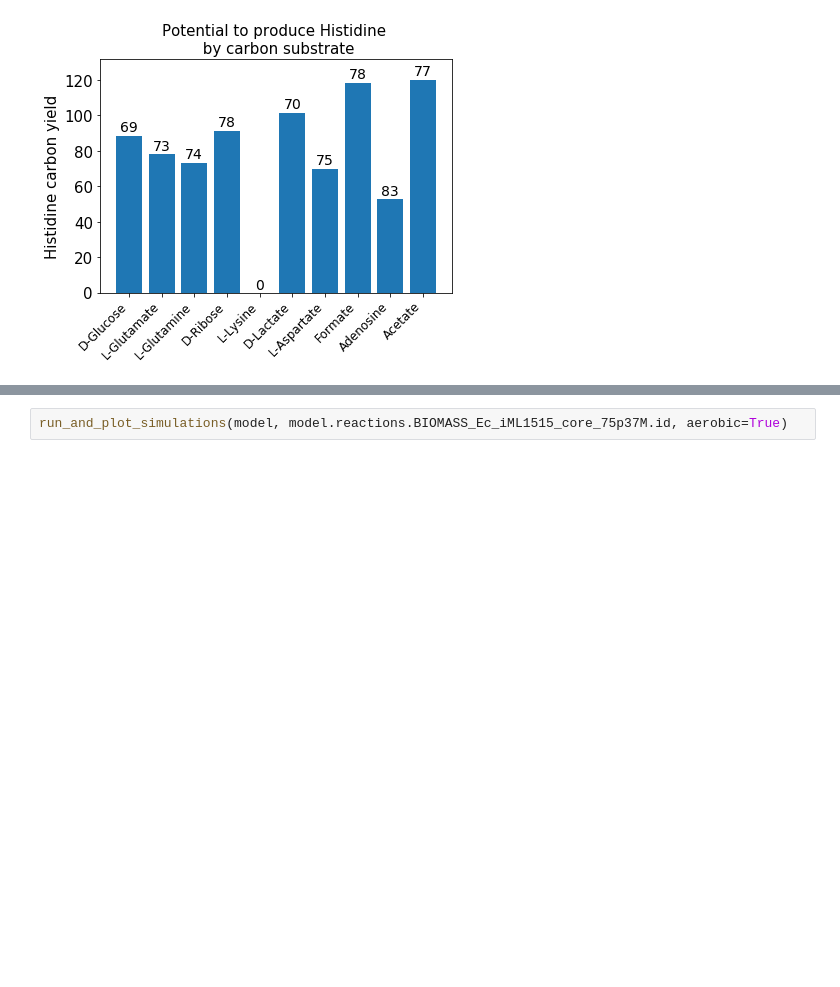
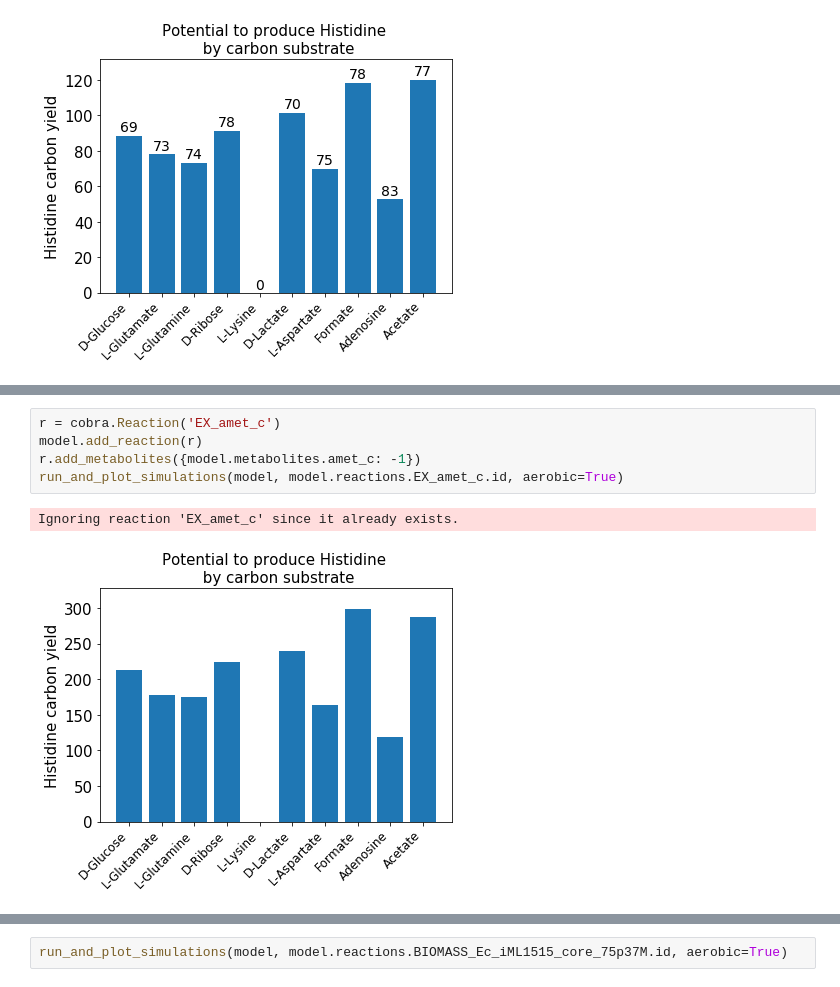
Before and after one commit to coltonlloyd/qbio, a Jupyter notebook: completed_excercises/Exercise 2 - Building Blocks of Life.ipynb, the cells around one changed output, grey strips where cells are left out. Saved outputs shown, nothing was run; the diff lists cells and outputs as text; blank space fills up the shorter version.

```diff
--- a/completed_excercises/Exercise 2 - Building Blocks of Life.ipynb
+++ b/completed_excercises/Exercise 2 - Building Blocks of Life.ipynb
@@ -78,0 +88,8 @@ run_and_plot_simulations(model, 'ATPM', aerobic=False)
+# %%
+r = cobra.Reaction('EX_amet_c')
+model.add_reaction(r)
+r.add_metabolites({model.metabolites.amet_c: -1})
+run_and_plot_simulations(model, model.reactions.EX_amet_c.id, aerobic=True)
+# %% [output]
+Ignoring reaction 'EX_amet_c' since it already exists.
+[figure, added]
```
Also changed, not shown: parts of 11 cells of this notebook, 3 other files.
